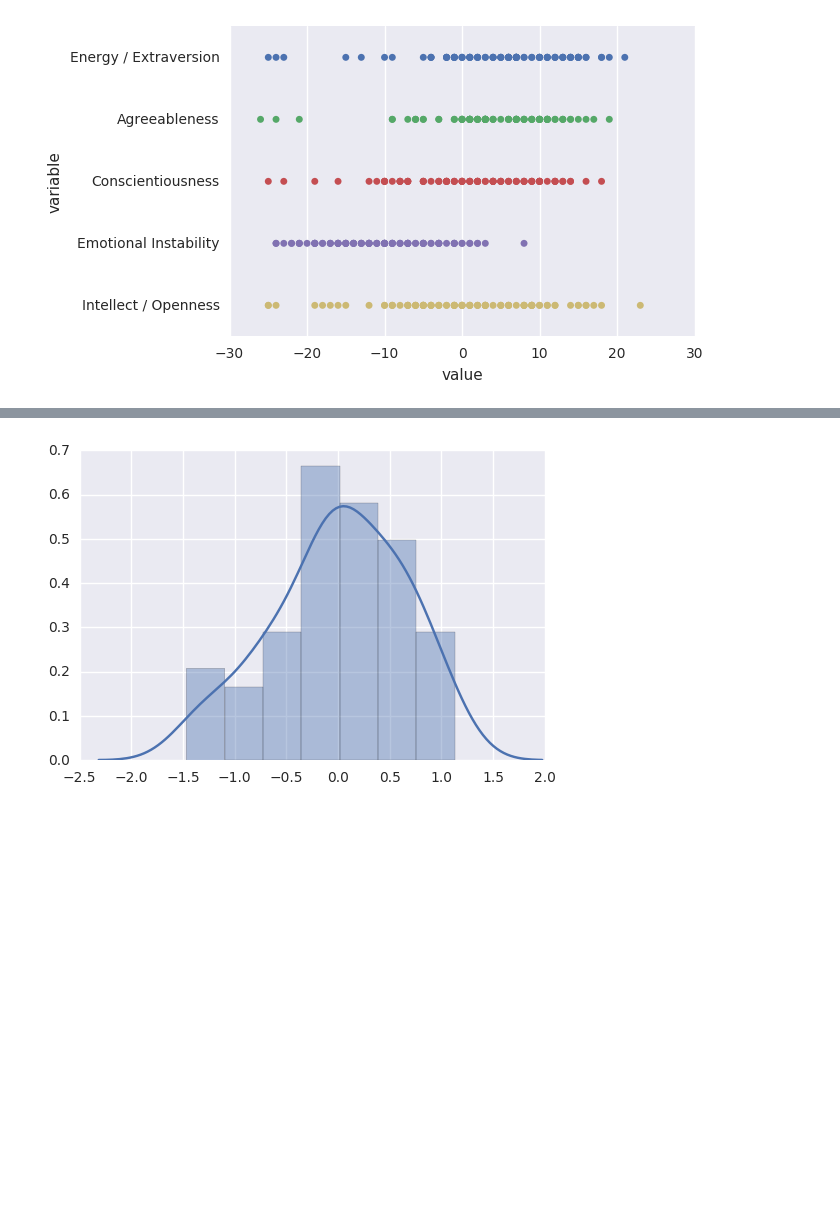
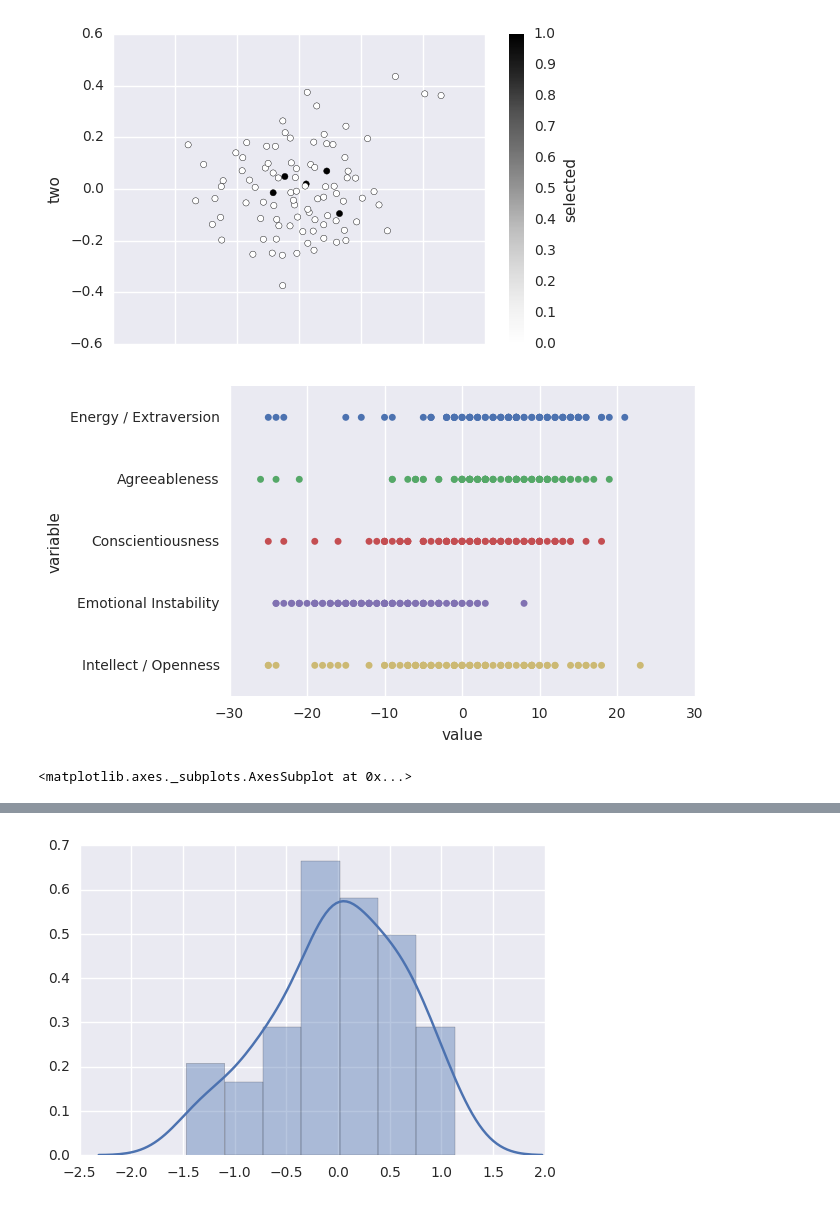
Before and after one commit to nandanrao/education, a Jupyter notebook: personality.ipynb, the cells around one changed output, grey strips where cells are left out. Saved outputs shown, nothing was run; the diff lists cells and outputs as text; code cells hidden in the pictures; blank space fills up the shorter version.

```diff
--- a/personality.ipynb
+++ b/personality.ipynb
@@ -63,9 +109,13 @@ others_projected = others_model.transform(others)
+# %%
+viz_students(MDS().fit_transform(projected), selected)
+# %% [output]
+[figure, added]
 # %%
 bigfive = pd.read_csv("educatalyst/Auxil/q1_key_bigfive.csv")
 bigfive_types = bigfive.bigfive_lbl_eng.unique()
 fiveframe = pd.DataFrame(fived, columns = bigfive_types)
 # %%
-sns.stripplot(x = 'value', y = 'variable', data = fiveframe.melt(), orient = 'h')
-plt.show()
+show((x = 'value', y = 'variable', data = fiveframe.melt(), orient = 'h')
 # %% [output]
 [figure]
+<matplotlib.axes._subplots.AxesSubplot at 0x...>
```
Also changed, not shown: parts of 17 cells of this notebook, 2 other files.
